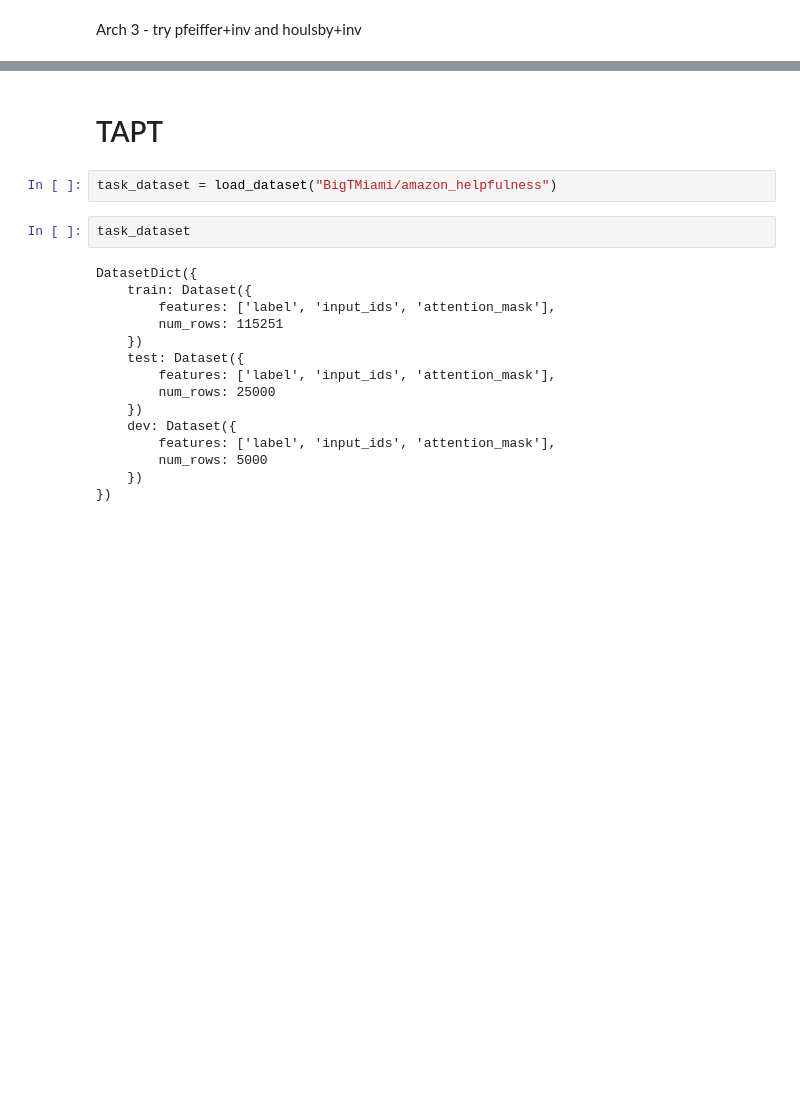
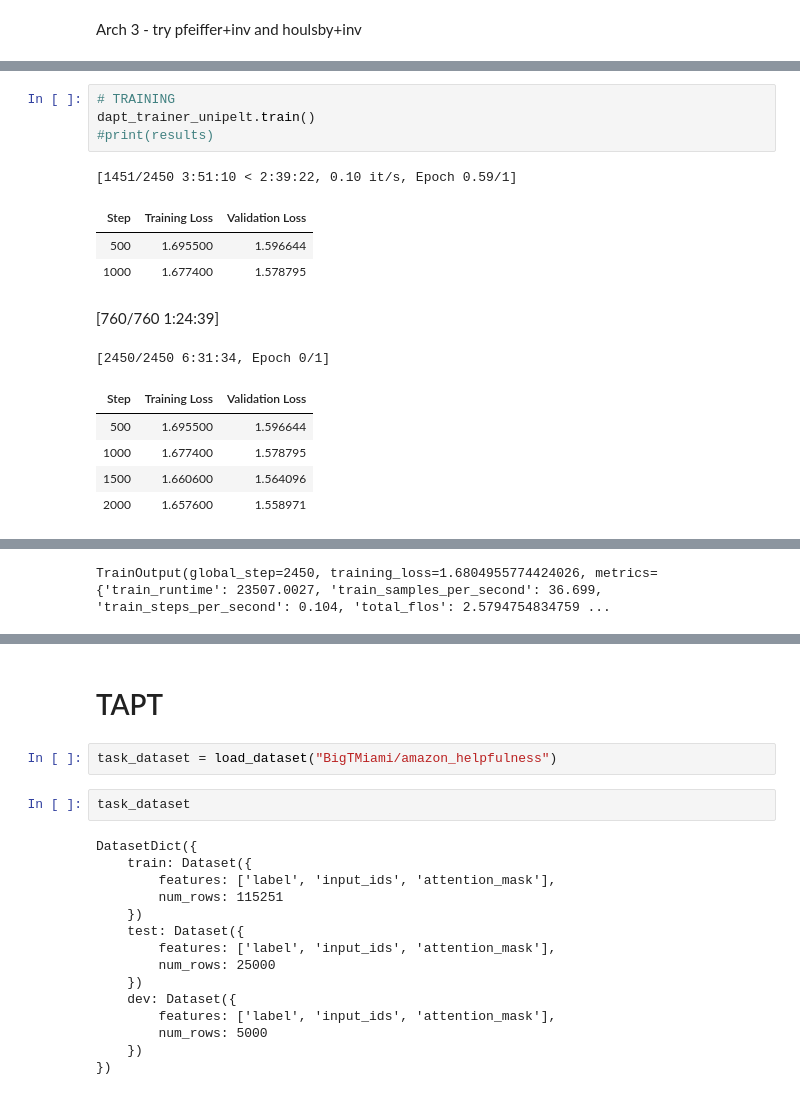
Before and after one commit to BigTMiami/AdaptOrDie, a Jupyter notebook: AdapterTraining_DAPT_TAPT.ipynb, the cells around one changed output, grey strips where cells are left out. Drawn from its saved outputs; the diff is of its cells as text; blank space fills up the shorter version.

```diff
--- a/AdapterTraining_DAPT_TAPT.ipynb
+++ b/AdapterTraining_DAPT_TAPT.ipynb
@@ -515,0 +638,16 @@ Arch 3 - try pfeiffer+inv and houlsby+inv
+# %%
+# TRAINING
+dapt_trainer_unipelt.train()
+#print(results)
+# %% [output]
+[1451/2450 3:51:10 < 2:39:22, 0.10 it/s, Epoch 0.59/1]
+| Step | Training Loss | Validation Loss |
+| 500 | 1.695500 | 1.596644 |
+| 1000 | 1.677400 | 1.578795 |
+[760/760 1:24:39]
+[2450/2450 6:31:34, Epoch 0/1]
+| Step | Training Loss | Validation Loss |
+| 500 | 1.695500 | 1.596644 |
+| 1000 | 1.677400 | 1.578795 |
+| 1500 | 1.660600 | 1.564096 |
+| 2000 | 1.657600 | 1.558971 |
@@ -515,0 +655 @@ Arch 3 - try pfeiffer+inv and houlsby+inv
+TrainOutput(global_step=2450, training_loss=1.6804955774424026, metrics={'train_runtime': 23507.0027, 'train_samples_per_second': 36.699, 'train_steps_per_second': 0.104, 'total_flos': 2.5794754834759 ...
```
Also changed, not shown: parts of 26 cells of this notebook.
